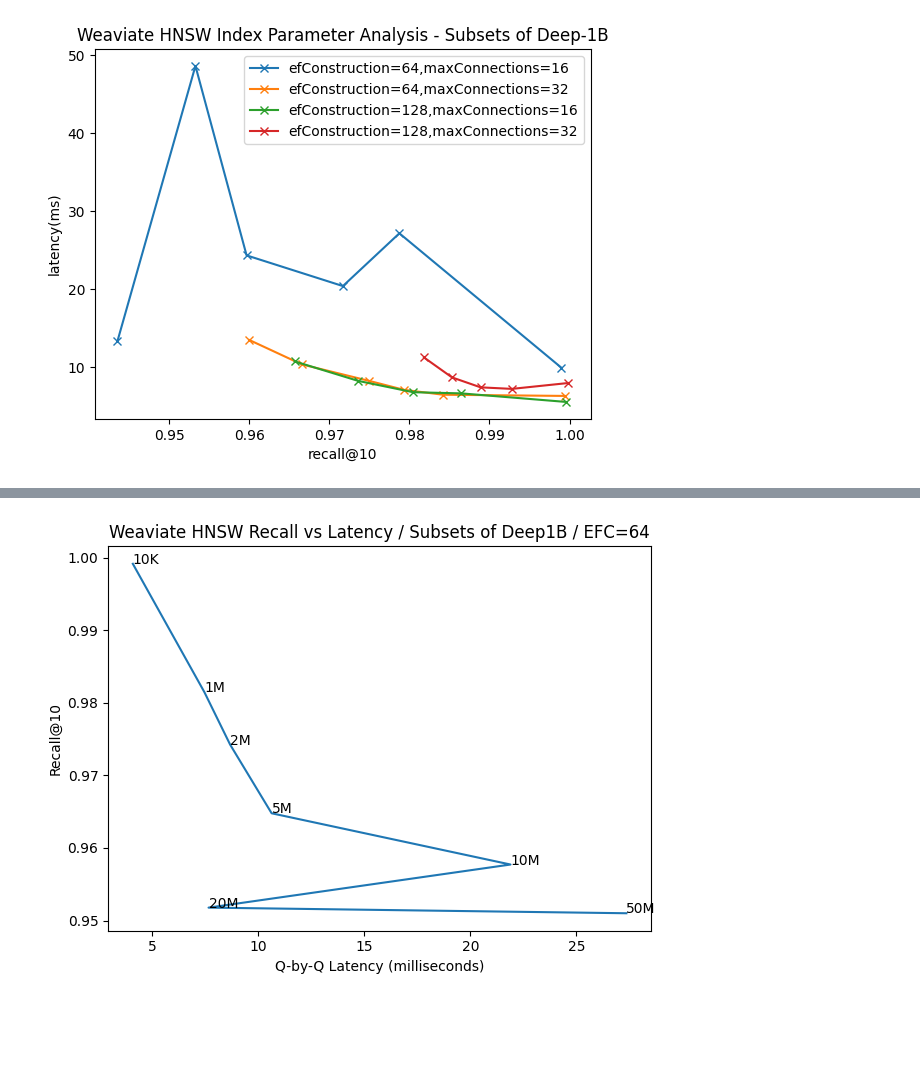
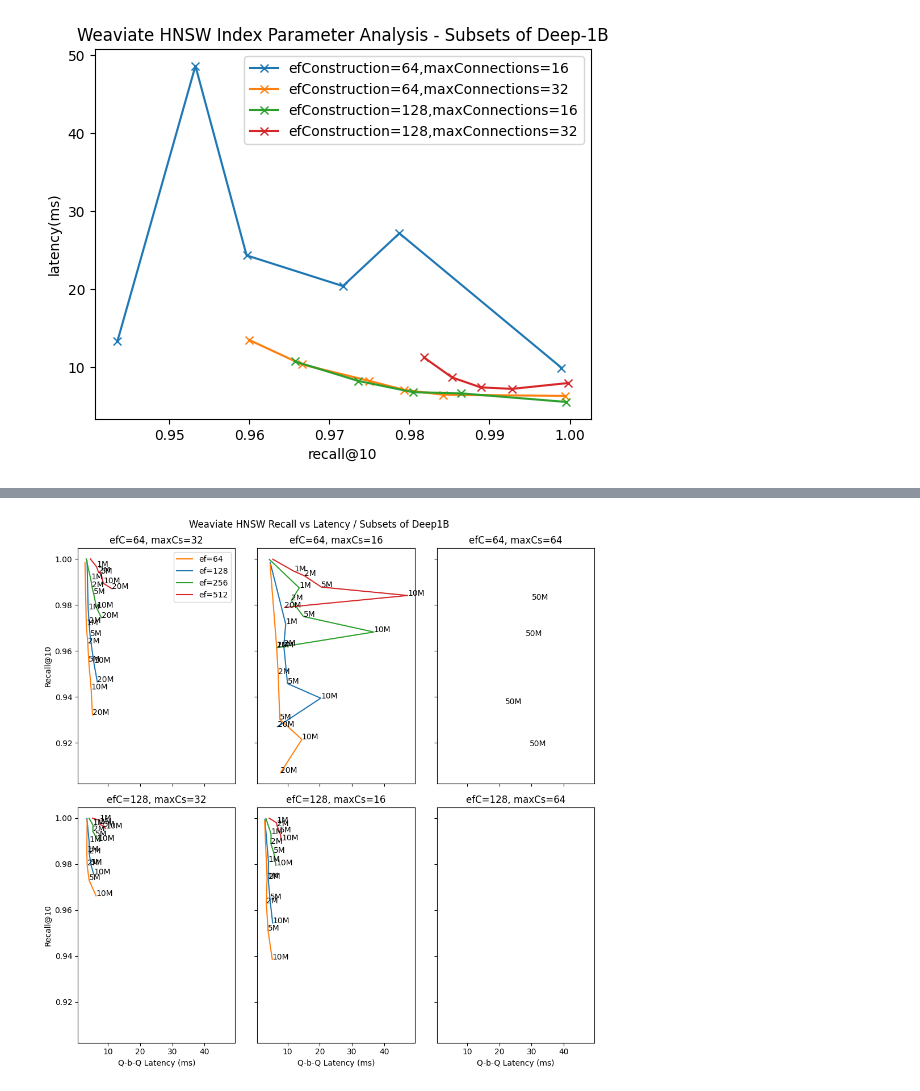
Before and after one commit to sourcesync/weaviate-benchmarking, a Jupyter notebook: gsi/analyze.ipynb, the cells around one changed output, grey strips where cells are left out. Saved outputs shown, nothing was run; the diff lists cells and outputs as text; code cells hidden in the pictures; blank space fills up the shorter version.

Commit message:
subplots for hnsw parms

```diff
--- a/gsi/analyze.ipynb
+++ b/gsi/analyze.ipynb
@@ -351,30 +330,20 @@ fig.savefig("results/weaviate_index_parm_analysis.png")
 # get only hnsw results
 df_hnsw = df [ \
     (df['dataset']=='Deep-1B') & \
-    (df['efConstruction']==64.0) & \
     (df['gemini']==0)  ] \
-    [ ['dataset', 'totalDatasetSize', 'recall_10', 'latency_mean', 'efConstruction', 'path', 'file'] ]. \
+    [ ['dataset', 'totalDatasetSize', \
+           'recall_10', 'latency_mean', \
+           'efConstruction', 'ef', 'maxConnections', 'path', 'file'] ]. \
     sort_values(['totalDatasetSize'])
-print(df_hnsw)
+#print(df_hnsw)
 
-# compute mean of average recall_10 grouped by num records
-df_hnsw_means = \
-    df_hnsw.groupby( [ 'dataset', 'totalDatasetSize' ] )\
-        .mean(['recall_10','latency_mean'])
-print(df_hnsw_means)
+# get unique parms
+efcs = df_hnsw['efConstruction'].unique()
+mxs = df_hnsw['maxConnections'].unique()
+efs = df_hnsw['ef'].unique()
 
-sizes = [ idx[1] for idx in list(df_hnsw_means.index) ]
-sizes.sort()
-print(sizes)
-
-# get the plot points for recall vs latency
-recalls = [ r*0.1 for r in list(df_hnsw_means['recall_10']) ]
-latencies = [ l/1000000.0 for l in list(df_hnsw_means['latency_mean']) ]
-print(recalls, latencies)
-
-# plot the line
-fig, ax = pyplot.subplots()
-ax.plot(latencies,recalls)
+# prepare the plot
+fig, ax = pyplot.subplots( len(efcs), len(mxs), figsize=(10,10), sharex=True, sharey=True)
 
 # label the dset sizes along the line
 def gethr(recs):
@@ -386,13 +355,53 @@ def gethr(recs):
     elif recs==20000000: return "20M"
     elif recs==50000000: return "50M"
     else: return "NA"
-for i,j,s in zip(latencies,recalls,sizes):
-    corr = 0 #-0.05 # adds a little correction to put annotation in marker's centrum
-    ax.annotate( gethr(s),  xy=(i + corr, j + corr))
 
-ax.set_xlabel("Q-by-Q Latency (milliseconds)")
-ax.set_ylabel("Recall@10")
-ax.set_title("Weaviate HNSW Recall vs Latency / Subsets of Deep1B / EFC=64")
+# iterate and plot lines per parm set
+for i_e, efc in enumerate(efcs):
+    for i_m, mx in enumerate(mxs):
+
+        # TODO:  Needs a CPUs inner loop
+
+        # axis title and x/y labels
+        ax[i_e,i_m].set_title("efC=%d, maxCs=%d" % ( int(efc), int(mx) ) )
+        if i_m==0: ax[i_e,i_m].set_ylabel("Recall@10")
+        if i_e==1: ax[i_e,i_m].set_xlabel("Q-b-Q Latency (ms)")
+
+        for ef in efs:
+
+            # compute mean of average recall_10 grouped by num records
+            df_hnsw_means = \
+                df_hnsw[ (df_hnsw['efConstruction']==efc) & \
+                         (df_hnsw['ef']==ef) & \
+                         (df_hnsw['maxConnections']==mx) ]. \
+                    groupby( [ 'dataset', 'totalDatasetSize' ] )\
+                        .mean(['recall_10','latency_mean'])
+            #print(df_hnsw_means)
+
+            dset_sizes = [ idx[1] for idx in list(df_hnsw_means.index) ]
+            dset_sizes.sort()
+
+            # get the plot points for recall vs latency
+            recalls = [ r*0.1 for r in list(df_hnsw_means['recall_10']) ]
+            latencies = [ l/1000000.0 for l in list(df_hnsw_means['latency_mean']) ]
+
+            # plot the line
+            ax[i_e,i_m].plot(latencies,recalls, label="ef=%d" % int(ef))
+
+            # plot dset size markers
+            for i,j,s in zip(latencies,recalls,dset_sizes):
+                corr = 0 #-0.05 # adds a little correction to put annotation in marker's centrum
+                if s==10000: continue
+                ax[i_e,i_m].annotate( gethr(s),  xy=(i + corr, j + corr))
+
+# show legend
+ax[0,0].legend(loc='best',fontsize='small')
+handles, labels = ax[0,0].get_legend_handles_labels()
+order = [1,0,2,3]
+ax[0,0].legend([handles[idx] for idx in order],[labels[idx] for idx in order])
+
+# finalize plot and save figure
+plt.suptitle("Weaviate HNSW Recall vs Latency / Subsets of Deep1B")
 fig.tight_layout()
-fig.savefig("results/weaviate_hsnw_recall_vs_latency.png")
+fig.savefig("results/weaviate_hsnw_recall_vs_latency_all_parms.png")
 # %% [output]
@@ -416,4 +408,4 @@ fig.savefig("results/weaviate_hsnw_recall_vs_latency.png")
-[figure, old version]
+[figure, new version]
 # %%
 # plot Gemini/APU plugin recall vs latency
 
```
Also changed, not shown: parts of 8 cells of this notebook.
